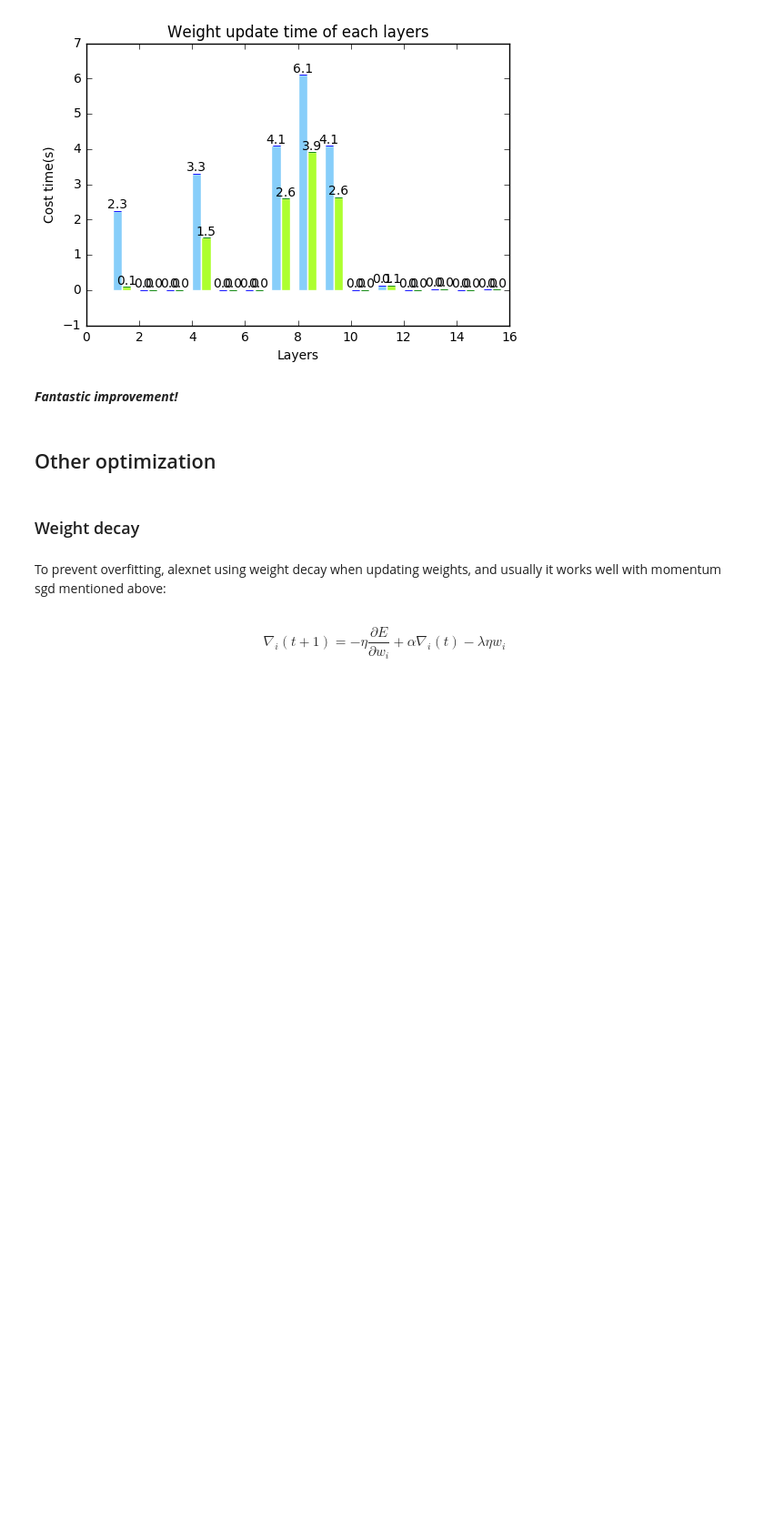
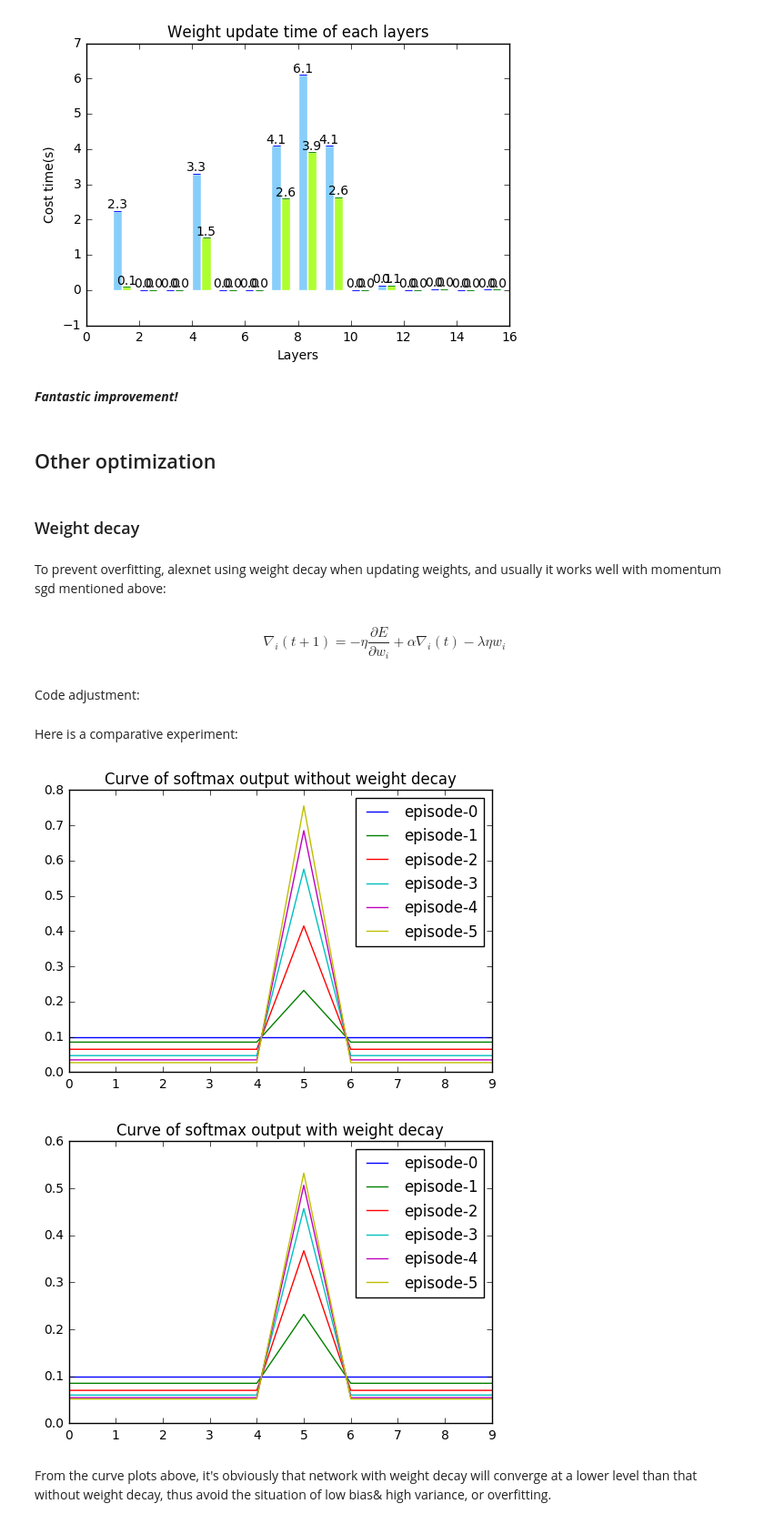
Before and after one commit to supermizar/alexnet, a Jupyter notebook: AlexNet.ipynb, the cells around one changed output. Shown at 91% size. Saved outputs shown, nothing was run; the diff lists cells and outputs as text; code cells hidden in the pictures; blank space fills up the shorter version.

Commit message:
refactor: weight decay

```diff
--- a/AlexNet.ipynb
+++ b/AlexNet.ipynb
@@ -337,7 +337,8 @@ class SoftmaxLayer(FcLayer):
         self.delta_array = self.output_array - label
 
     def update_weight(self, rate):
-        self.trans_matrix -= rate * np.dot(self.delta_array.reshape([len(self.delta_array),1]),self.input_array.reshape([1, self.input_1dim]))
+        self.trans_matrix -= rate * np.dot(self.delta_array.reshape([len(self.delta_array),1]),
+                                           self.input_array.reshape([1, self.input_1dim]))
         self.bias_array -= rate * self.delta_array
 # %% [markdown]
 ### Max pooling layer
@@ -557,7 +559,8 @@ class FcLayer(object):
 # %%
 class SoftmaxLayer(FcLayer):
     def update_weight(self, rate):
-        trans_gradient = np.dot(self.delta_array.reshape([len(self.delta_array),1]),self.input_array.reshape([1, self.input_1dim]))
+        trans_gradient = np.dot(self.delta_array.reshape([len(self.delta_array),1]),
+                                self.input_array.reshape([1, self.input_1dim]))
         bias_gradient = self.delta_array
         self.trans_matrix += rate * trans_gradient + self.momentum_rate * self.trans_gradient_cache
         self.bias_array += rate * bias_gradient + self.momentum_rate * self.bias_gradient_cache
@@ -804,3 +807,5 @@ if __name__ == '__main__':
 To prevent overfitting, alexnet using weight decay when updating weights, and usually it works well with momentum sgd mentioned above:
 # %% [markdown]
 $$\nabla_{i}(t+1)=-\eta \frac{\partial E}{\partial w_{i}} + \alpha \nabla_{i}(t)-\lambda \eta w_{i}$$
+# %% [markdown]
+Code adjustment:
@@ -806,0 +824,12 @@ $$\nabla_{i}(t+1)=-\eta \frac{\partial E}{\partial w_{i}} + \alpha \nabla_{i}(t)
+# %%
+class SoftmaxLayer(FcLayer):
+    def update_weight(self, rate):
+        trans_gradient = np.dot(self.delta_array.reshape([len(self.delta_array),1]),
+                                self.input_array.reshape([1, self.input_1dim]))
+        bias_gradient = self.delta_array
+        self.trans_matrix += rate * trans_gradient + self.momentum_rate * self.trans_gradient_cache \
+                            - rate * self.decay_rate * self.trans_matrix
+        self.bias_array += rate * bias_gradient + self.momentum_rate * self.bias_gradient_cache \
+                            - rate * self.decay_rate * self.bias_array
+        self.trans_gradient_cache = trans_gradient
+        self.bias_gradient_cache = bias_gradient
@@ -806,0 +845,59 @@ $$\nabla_{i}(t+1)=-\eta \frac{\partial E}{\partial w_{i}} + \alpha \nabla_{i}(t)
+# %% [markdown]
+Here is a comparative experiment:
+# %%
+import numpy as np
+from python.layers.conv_layer import ConvLayer
+from python.layers.conv_layer_hidden import ConvLayerHidden
+from python.layers.fc_layer import FcLayer
+from python.layers.lrn_layer import LrnLayer
+from python.layers.max_pooling_layer import MaxPoolingLayer
+from python.layers.softmax_layer import SoftmaxLayer
+from python.utils.sci_plotter import SciPlot
+
+from python.layers.dropout_layer import DropoutLayer
+from python.network.network import Network
+from python.utils.activator import ReluActivator as Relu
+if __name__ == '__main__':
+    fake_image = np.random.uniform(0, 255, [3, 25, 25])
+    fake_label = np.zeros([10])
+    fake_label[5] = 1
+    net = Network()
+
+    sp = SciPlot('Curve of softmax output without weight decay')
+    ConvLayer(net, 25, 25, 3, 11, 11, 48, 2, 4, Relu(), 0.05)
+    LrnLayer(net, 2, 0.0001, 5, 0.75)
+    MaxPoolingLayer(net, 3, 3, 2)
+
+    FcLayer(net, 5, Relu())
+    DropoutLayer(net,dropout_prob=0.5)
+    SoftmaxLayer(net, 10)
+
+    sp.plot(net.predict(fake_image, training=False), desc='episode-' + str(0))
+    for i in range(0, 5):
+        net.train_one_sample(fake_label, fake_image, 1, showlog=False)
+        sp.plot(net.predict(fake_image, training=False), desc='episode-'+str(i+1))
+
+    sp.show()
+
+    net = Network()
+
+    sp = SciPlot('Curve of softmax output with weight decay')
+    ConvLayer(net, 25, 25, 3, 11, 11, 48, 2, 4, Relu(), 0.05, decay_rate=0.2)
+    LrnLayer(net, 2, 0.0001, 5, 0.75)
+    MaxPoolingLayer(net, 3, 3, 2)
+
+    FcLayer(net, 5, Relu(), decay_rate=0.2)
+    DropoutLayer(net,dropout_prob=0.5)
+    SoftmaxLayer(net, 10, decay_rate=0.2)
+
+    sp.plot(net.predict(fake_image, training=False), desc='episode-' + str(0))
+    for i in range(0, 5):
+        net.train_one_sample(fake_label, fake_image, 1, showlog=False)
+        sp.plot(net.predict(fake_image, training=False), desc='episode-'+str(i+1))
+
+    sp.show()
+# %% [output]
+[figure, added]
+[figure, added]
+# %% [markdown]
+From the curve plots above, it's obviously that network with weight decay will converge at a lower level than that without weight decay, thus avoid the situation of low bias& high variance, or overfitting.
```
Also changed, not shown: parts of 3 cells of this notebook, 6 other files.
